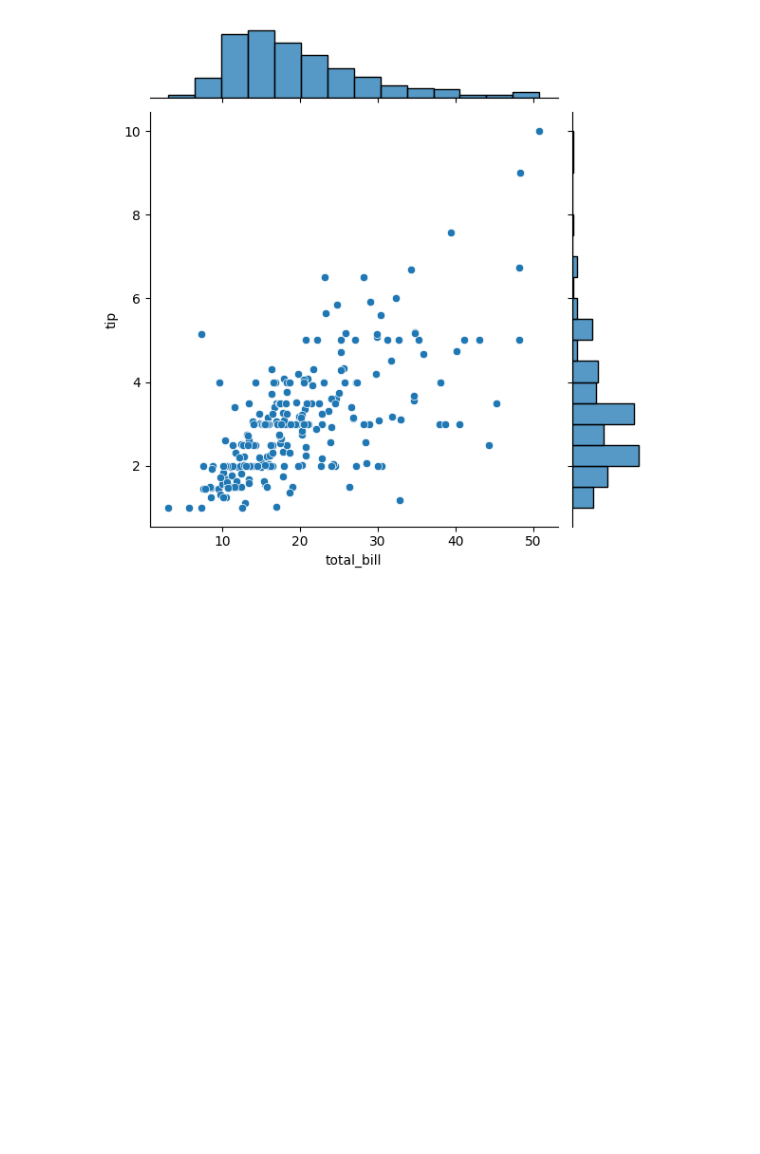
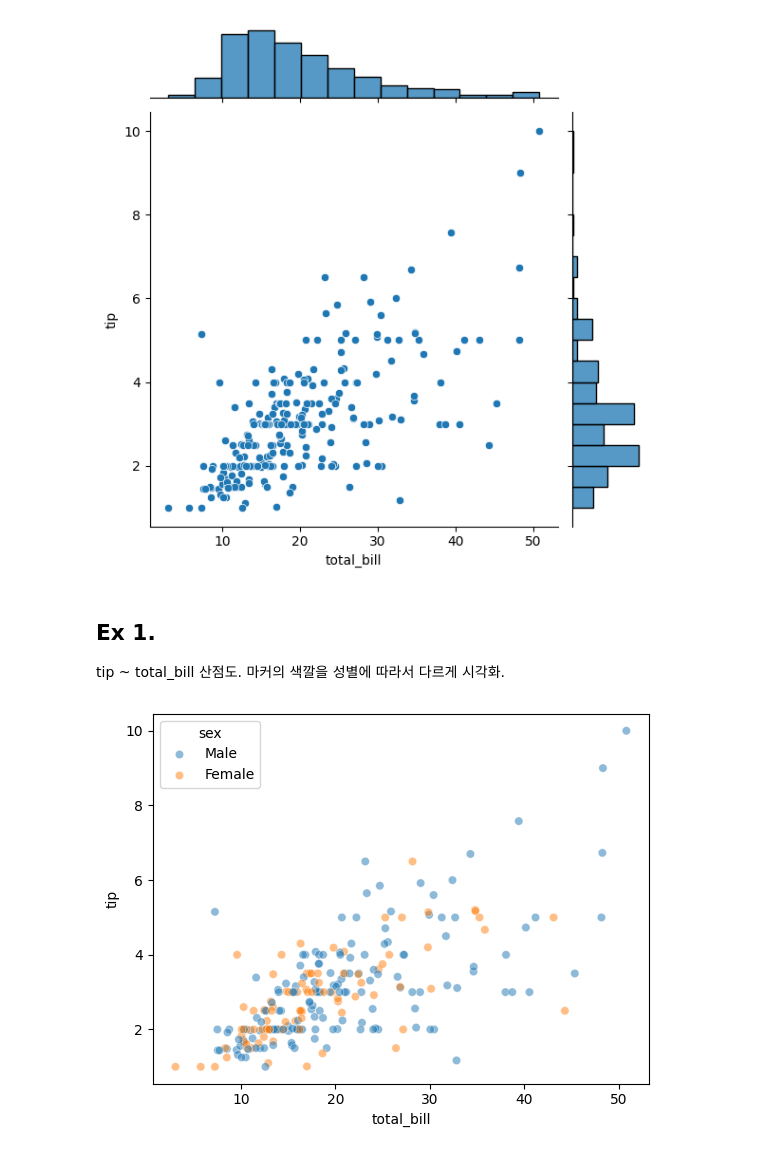
Before and after one commit to Sjleerodls/Data_Analysis, a Jupyter notebook: lab_da/da05_seaborn.ipynb, the cells around one changed output. Cells and saved outputs as stored; diff of their text form; code cells hidden in the pictures; blank space fills up the shorter version.

```diff
--- a/lab_da/da05_seaborn.ipynb
+++ b/lab_da/da05_seaborn.ipynb
@@ -469,3 +469,11 @@ sns.jointplot(data=tips, x='total_bill', y='tip')
 plt.show()
 # %% [output]
 [figure]
+# %% [markdown]
+## Ex 1.
+tip ~ total_bill 산점도. 마커의 색깔을 성별에 따라서 다르게 시각화.
+# %%
+sns.scatterplot(data=tips, x='total_bill', y='tip', hue='sex', alpha=0.5)
+plt.show()
+# %% [output]
+[figure, added]
```
Also changed, not shown: parts of 4 cells of this notebook.
